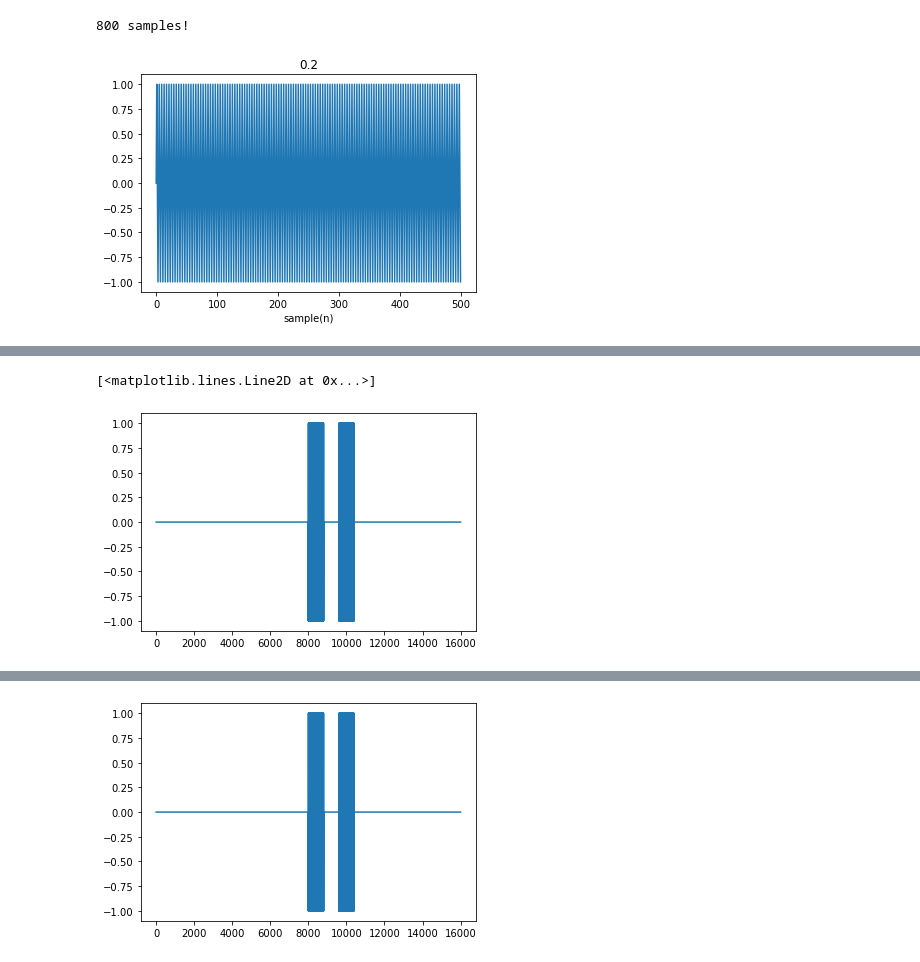
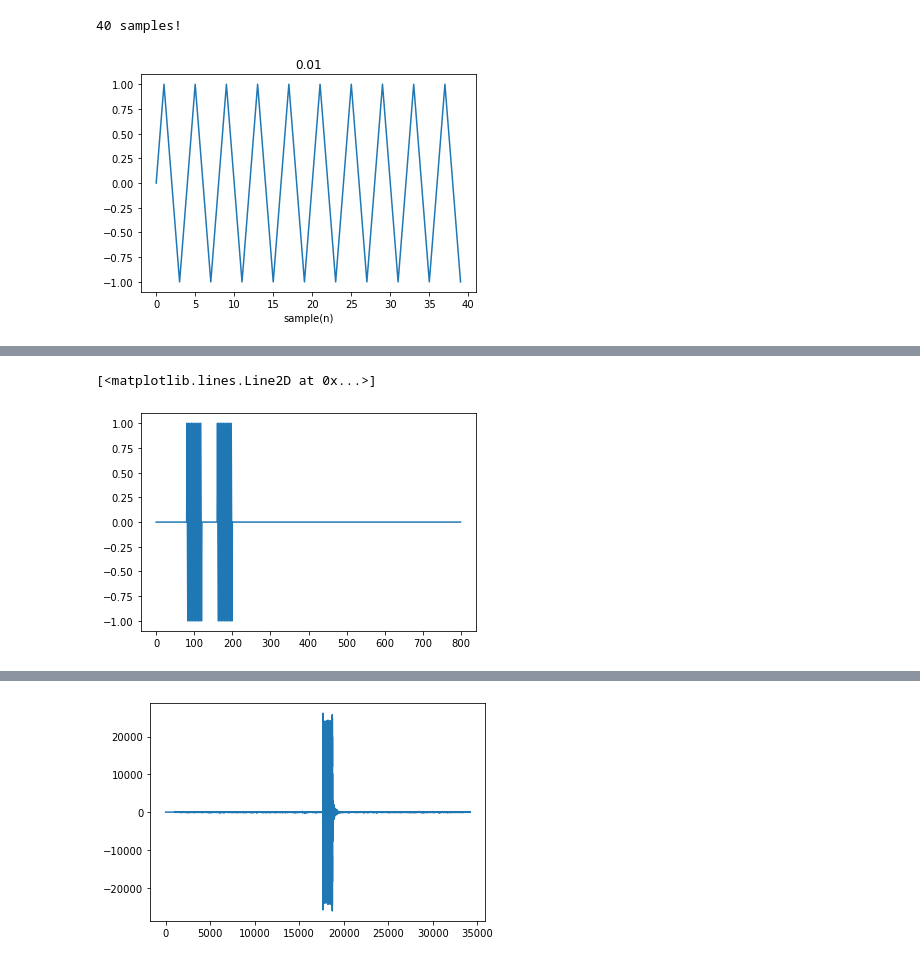
Before and after one commit to AlexDom513/DSP, a Jupyter notebook: Communications/OOK/OOK prototyping.ipynb, the cells around one changed output, grey strips where cells are left out. Saved outputs shown, nothing was run; the diff lists cells and outputs as text; code cells hidden in the pictures.

```diff
--- a/Communications/OOK/OOK prototyping.ipynb
+++ b/Communications/OOK/OOK prototyping.ipynb
@@ -11,7 +11,7 @@ import matplotlib.pyplot as plt
 import numpy as np
 
 #pulse duration = samples/Fs, duration*Fs = samples
-duration = .2
+duration = .01
 Fs = 4000
 f = 1000
 sample = round(duration*Fs)
@@ -24,8 +24,8 @@ plt.xlabel('sample(n)')
 plt.title(sample/Fs)
 plt.show()
 # %% [output]
-800 samples!
+40 samples!
-[figure, old version]
+[figure, new version]
 # %%
 write('OOK.wav', Fs, y.astype(np.float32))
 IPython.display.Audio('OOK.wav')
@@ -34,23 +34,24 @@ IPython.display.Audio('OOK.wav')
 # %%
 #put 4 symbols together, transmit (1 0 1)
 out = np.zeros(20*sample)
-out[10*sample:11*sample] = y
-out[12*sample:13*sample] = y
+out[2*sample:3*sample] = y
+out[4*sample:5*sample] = y
 
 plt.plot(out)
 # %% [output]
 [<matplotlib.lines.Line2D at 0x...>]
-[figure, old version]
+[figure, new version]
 # %%
 write('OOKseq.wav', Fs, out.astype(np.float32))
 IPython.display.Audio('OOKseq.wav')
 # %% [output]
 [interactive output not drawn]
 # %%
-file = 'OOKseq'
+file = 'OOKtest'
 samplerate, x = read(file+'.wav')
+#plt.plot(x[5000:10000])
 plt.plot(x)
 IPython.display.Audio(file+'.wav')
 # %% [output]
 [interactive output not drawn]
-[figure, old version]
+[figure, new version]
```
Also changed, not shown: parts of 14 cells of this notebook, 3 other files.
